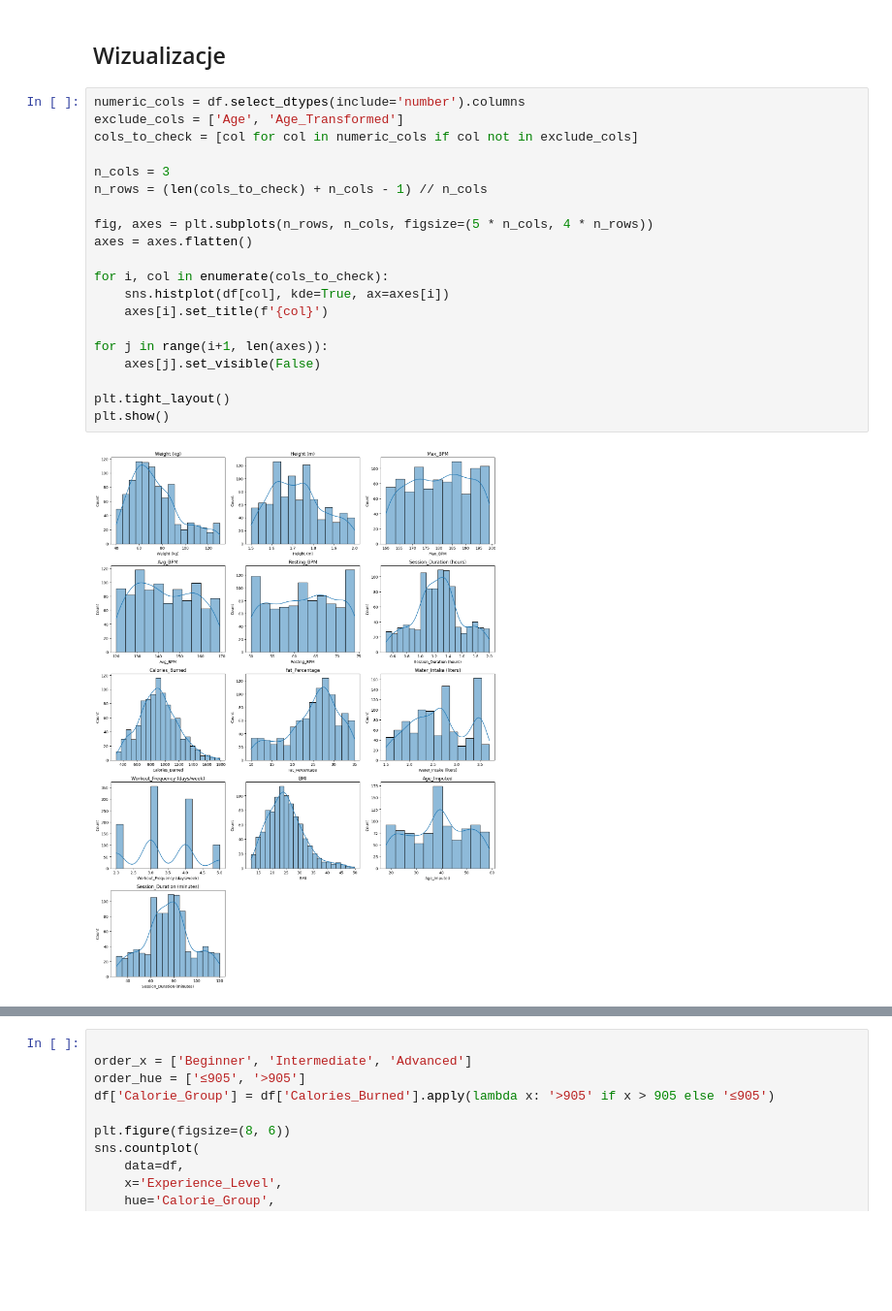
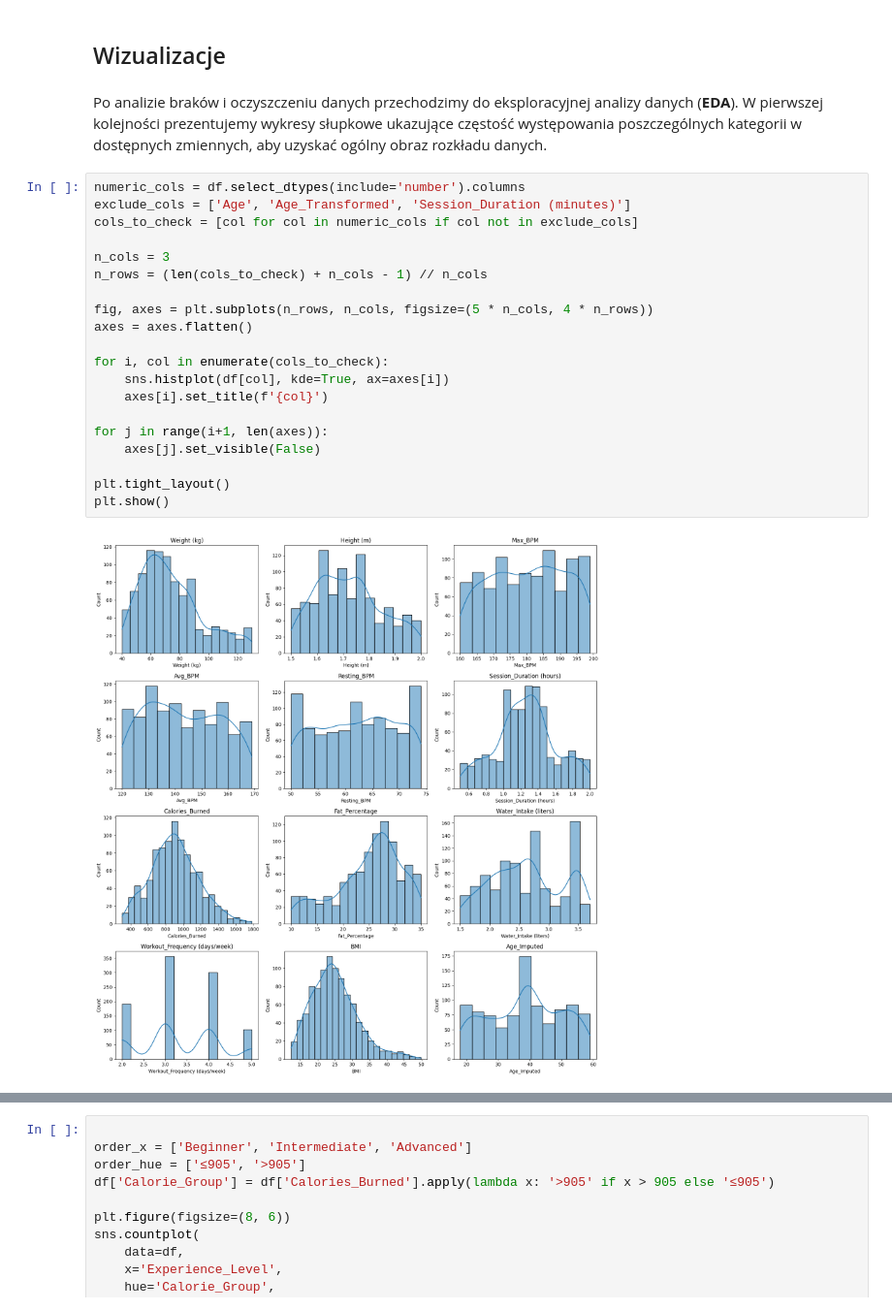
Before and after one commit to karoljablonski/Statistics_pg, a Jupyter notebook: project.ipynb, the cells around one changed output, grey strips where cells are left out. Shown at 97% size. Drawn from its saved outputs; the diff is of its cells as text; blank space fills up the shorter version.

```diff
--- a/project.ipynb
+++ b/project.ipynb
@@ -441,25 +441,27 @@ W zbiorze nie znaleziono duplikatów.
 # %% [markdown]
 Wizualizacje
 ---
+# %% [markdown]
+Po analizie braków i oczyszczeniu danych przechodzimy do eksploracyjnej analizy danych (**EDA**). W pierwszej kolejności prezentujemy wykresy słupkowe ukazujące częstość występowania poszczególnych kategorii w dostępnych zmiennych, aby uzyskać ogólny obraz rozkładu danych.
 # %%
 numeric_cols = df.select_dtypes(include='number').columns
-exclude_cols = ['Age', 'Age_Transformed']
+exclude_cols = ['Age', 'Age_Transformed', 'Session_Duration (minutes)']
 cols_to_check = [col for col in numeric_cols if col not in exclude_cols]
 
 n_cols = 3
 n_rows = (len(cols_to_check) + n_cols - 1) // n_cols
 
 fig, axes = plt.subplots(n_rows, n_cols, figsize=(5 * n_cols, 4 * n_rows))
 axes = axes.flatten()
 
 for i, col in enumerate(cols_to_check):
     sns.histplot(df[col], kde=True, ax=axes[i])
     axes[i].set_title(f'{col}')
 
 for j in range(i+1, len(axes)):
     axes[j].set_visible(False)
 
 plt.tight_layout()
 plt.show()
 # %% [output]
-[figure, old version]
+[figure, new version]
```
Also changed, not shown: parts of 12 cells of this notebook.
